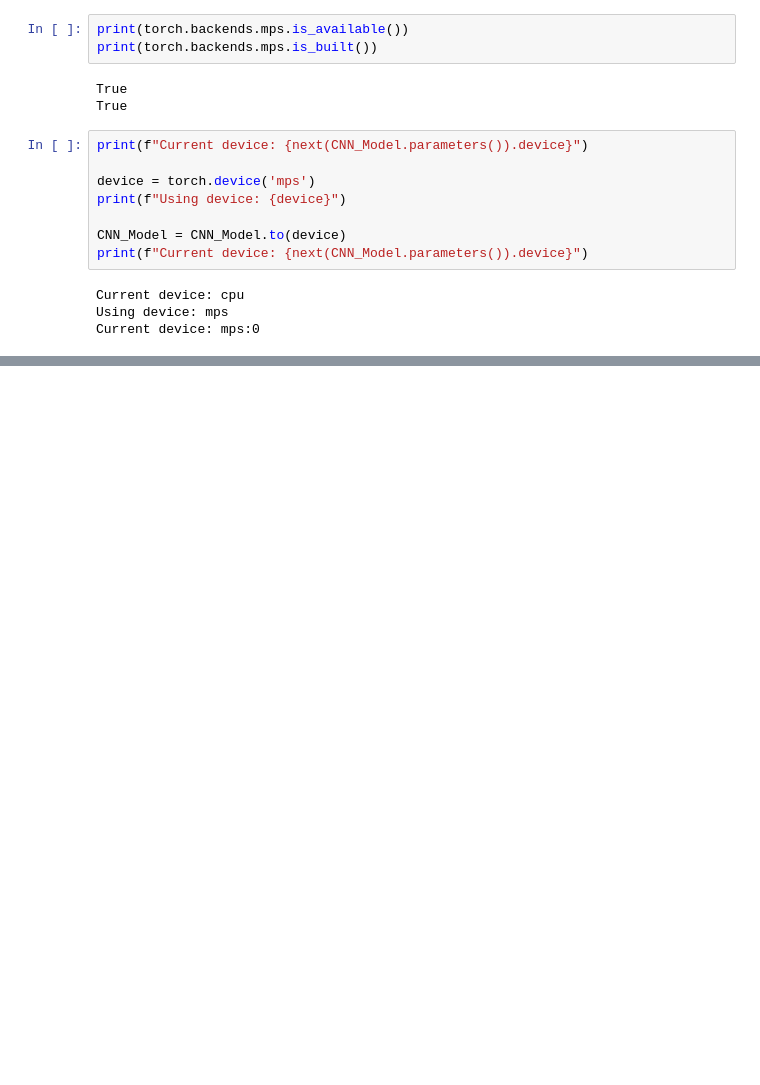
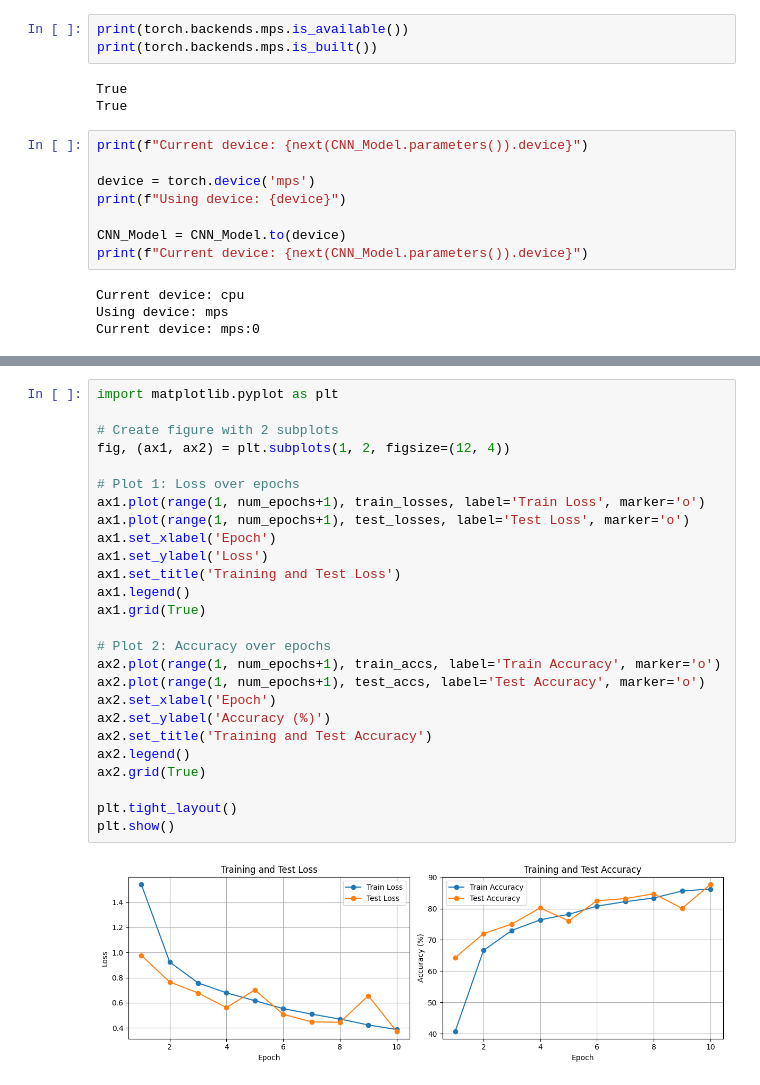
Before and after one commit to atharvadhumal03/EuroSAT-CNN-ClassifierModel, a Jupyter notebook: notebook.ipynb, the cells around one changed output, grey strips where cells are left out. Drawn from its saved outputs; the diff is of its cells as text; blank space fills up the shorter version.

Commit message:
trained and test model with inital default specs.

```diff
--- a/notebook.ipynb
+++ b/notebook.ipynb
@@ -178,0 +281,28 @@ Current device: mps:0
+# %%
+import matplotlib.pyplot as plt
+
+# Create figure with 2 subplots
+fig, (ax1, ax2) = plt.subplots(1, 2, figsize=(12, 4))
+
+# Plot 1: Loss over epochs
+ax1.plot(range(1, num_epochs+1), train_losses, label='Train Loss', marker='o')
+ax1.plot(range(1, num_epochs+1), test_losses, label='Test Loss', marker='o')
+ax1.set_xlabel('Epoch')
+ax1.set_ylabel('Loss')
+ax1.set_title('Training and Test Loss')
+ax1.legend()
+ax1.grid(True)
+
+# Plot 2: Accuracy over epochs
+ax2.plot(range(1, num_epochs+1), train_accs, label='Train Accuracy', marker='o')
+ax2.plot(range(1, num_epochs+1), test_accs, label='Test Accuracy', marker='o')
+ax2.set_xlabel('Epoch')
+ax2.set_ylabel('Accuracy (%)')
+ax2.set_title('Training and Test Accuracy')
+ax2.legend()
+ax2.grid(True)
+
+plt.tight_layout()
+plt.show()
+# %% [output]
+[figure, added]
```
Also changed, not shown: parts of 6 cells of this notebook.
